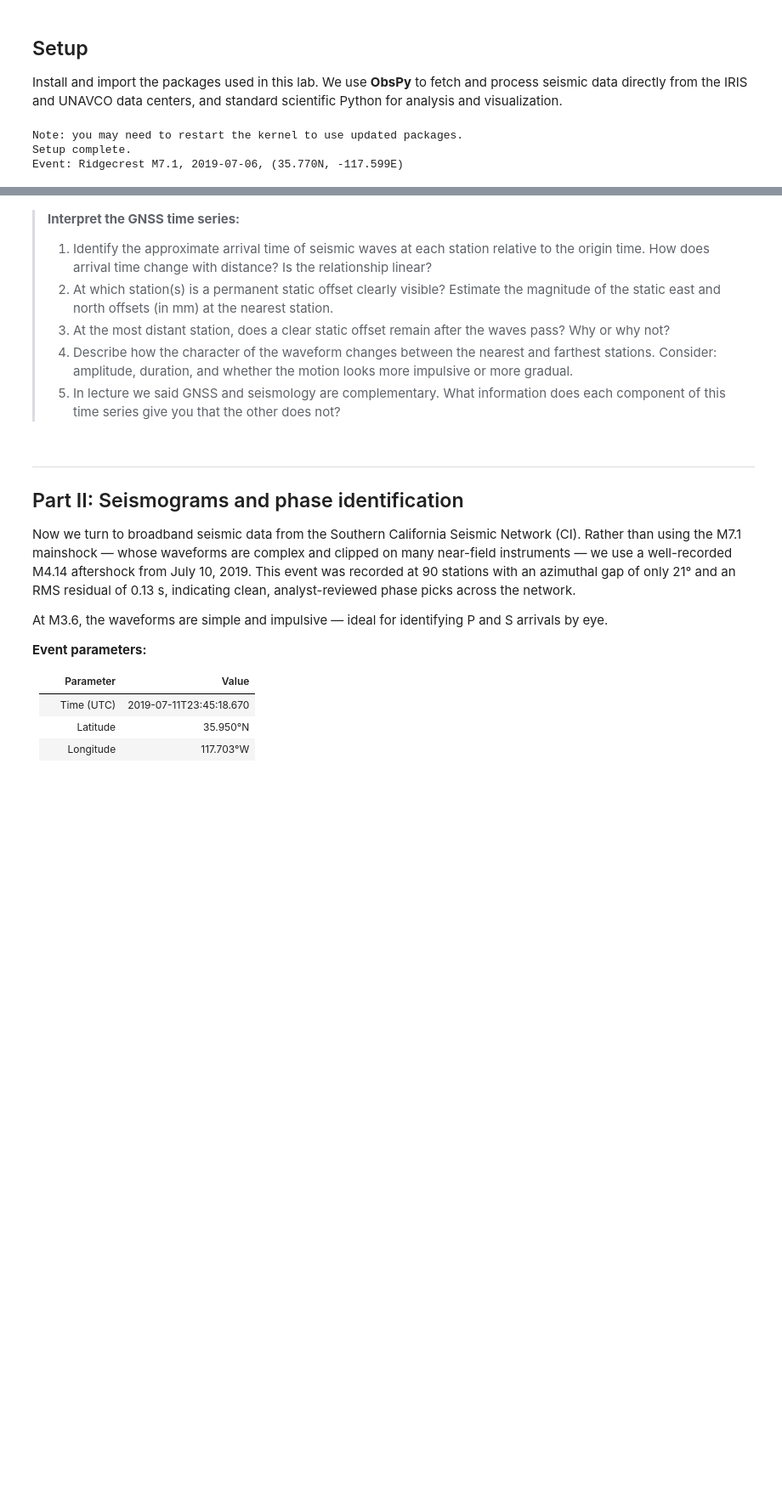
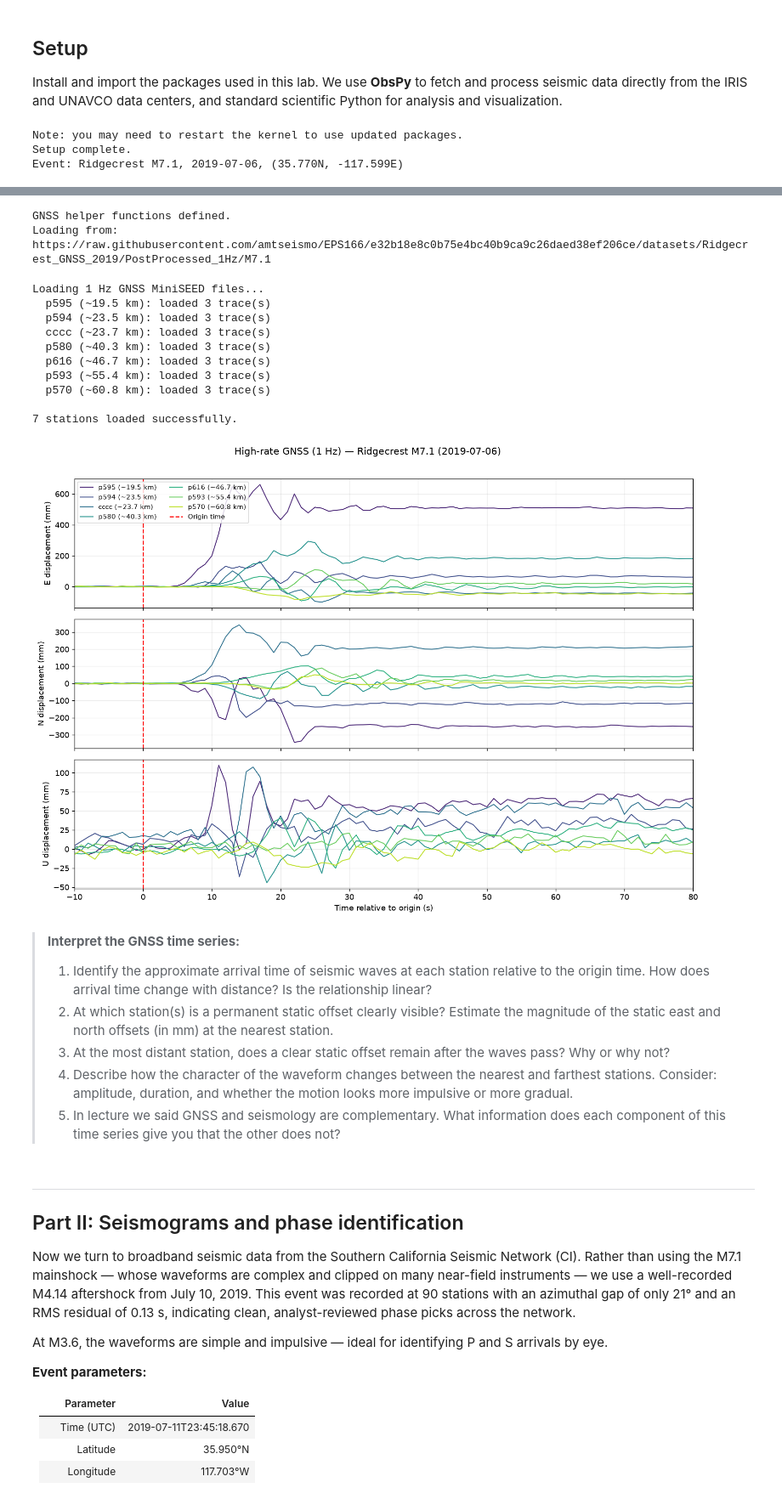
Before and after one commit to amtseismo/EPS166, a Jupyter notebook: notebooks/05_seismology.ipynb, the cells around one changed output, grey strips where cells are left out. Shown at 85% size. Cells and saved outputs as stored; diff of their text form; code cells hidden in the pictures; blank space fills up the shorter version.

```diff
--- a/notebooks/05_seismology.ipynb
+++ b/notebooks/05_seismology.ipynb
@@ -128,7 +128,7 @@ def load_gnss_station(station, base_url=GITHUB_BASE):
 
 
 def plot_gnss_timeseries(streams_dict, eq_time, components=("E", "N", "U"),
-                         window=(-60, 300)):
+                         window=(-60, 60)):
     """
     Plot east, north, and up displacement time series for multiple GNSS stations.
 
@@ -181,32 +181,48 @@ def plot_gnss_timeseries(streams_dict, eq_time, components=("E", "N", "U"),
 
 print("GNSS helper functions defined.")
 print(f"Loading from: {GITHUB_BASE}")
+# %% [output]
+GNSS helper functions defined.
+Loading from: https://raw.githubusercontent.com/amtseismo/EPS166/e32b18e8c0b75e4bc40b9ca9c26daed38ef206ce/datasets/Ridgecrest_GNSS_2019/PostProcessed_1Hz/M7.1
 # %%
 # Stations to load — listed roughly in order of increasing epicentral distance
 GNSS_STATIONS = {
-    "p595 (~13 km)": "p595",
-    "p594 (~20 km)": "p594",
-    "p593 (~30 km)": "p593",
-    "p580 (~50 km)": "p580",
-    "p570 (~80 km)": "p570",
-    "p616 (~110 km)": "p616",
-    "cccc (~120 km)": "cccc",
+
+    "p595 (~19.5 km)": "p595",
+    "p594 (~23.5 km)": "p594",
+    "cccc (~23.7 km)": "cccc",
+    "p580 (~40.3 km)": "p580",
+    "p616 (~46.7 km)": "p616",
+    "p593 (~55.4 km)": "p593",
+    "p570 (~60.8 km)": "p570",
 }
 
 print("Loading 1 Hz GNSS MiniSEED files...")
 gnss_streams = {}
 for label, code in GNSS_STATIONS.items():
     st = load_gnss_station(code)
     if len(st) > 0:
         gnss_streams[label] = st
         print(f"  {label}: loaded {len(st)} trace(s)")
     else:
         print(f"  {label}: no data found")
 
 print(f"\n{len(gnss_streams)} stations loaded successfully.")
 
 # Plot all three components, window from 60 s before to 300 s after origin
-plot_gnss_timeseries(gnss_streams, EQ_TIME, window=(-60, 300))
+plot_gnss_timeseries(gnss_streams, EQ_TIME, window=(-10, 80))
+# %% [output]
+Loading 1 Hz GNSS MiniSEED files...
+  p595 (~19.5 km): loaded 3 trace(s)
+  p594 (~23.5 km): loaded 3 trace(s)
+  cccc (~23.7 km): loaded 3 trace(s)
+  p580 (~40.3 km): loaded 3 trace(s)
+  p616 (~46.7 km): loaded 3 trace(s)
+  p593 (~55.4 km): loaded 3 trace(s)
+  p570 (~60.8 km): loaded 3 trace(s)
+
+7 stations loaded successfully.
+[figure, added]
 # %% [markdown]
 > **Interpret the GNSS time series:**
 > 1. Identify the approximate arrival time of seismic waves at each station relative to the origin time. How does arrival time change with distance? Is the relationship linear?
```
Also changed, not shown: parts of 6 cells of this notebook.
